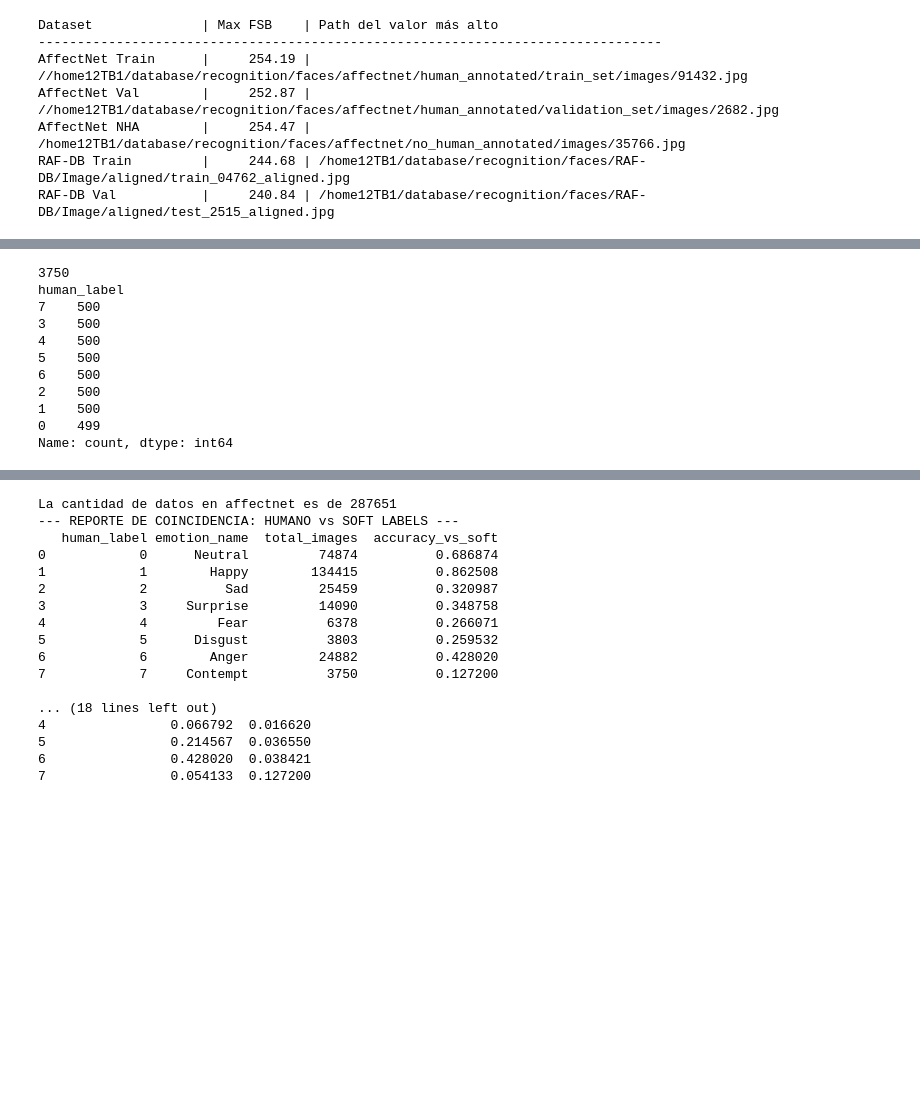
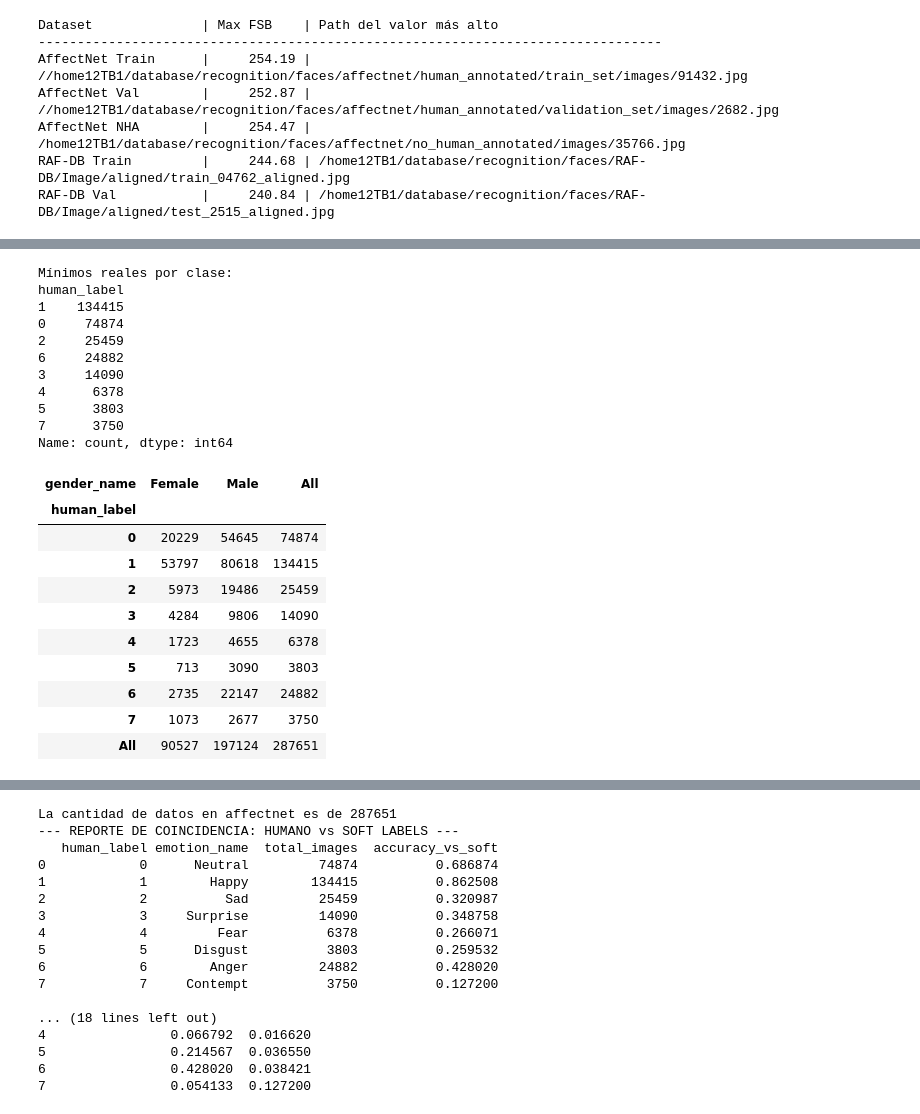
Before and after one commit to mariogutierrezlopez/facial-expression-fairness, a Jupyter notebook: dataset_study.ipynb, the cells around one changed output, grey strips where cells are left out. Drawn from its saved outputs; the diff is of its cells as text; code cells hidden in the pictures; blank space fills up the shorter version.

```diff
--- a/dataset_study.ipynb
+++ b/dataset_study.ipynb
@@ -520,18 +562,42 @@ RAF-DB Val           |     240.84 | /home12TB1/database/recognition/faces/RAF-DB
 # %%
 import pandas as pd
-affnectnet_df  = pd.read_csv("/home12TB1/database/recognition/faces/affectnet/affectnetplus_train_annotations.csv")
-affectnet_test_df = pd.read_csv("/home12TB1/database/recognition/faces/affectnet/affectnetplus_test_annotations_quality_illum.csv")
-print(affnectnet_df['human_label'].value_counts().min())
-print(affectnet_test_df['human_label'].value_counts())
+
+df = pd.read_csv("/home12TB1/database/recognition/faces/affectnet/affectnetplus_train_annotations.csv")
+
+# Binarizamos para no perder datos por culpa de los floats
+df['gender_male_bin'] = (df['gender_male'] > 0.5).astype(int)
+df['gender_name'] = df['gender_male_bin'].map({0: 'Female', 1: 'Male'})
+
+# Esta tabla te dará los números REALES de lo que hay en el CSV
+print("Mínimos reales por clase:")
+print(df['human_label'].value_counts())
+
+contingency_table = pd.crosstab(
+    df['human_label'],
+    df['gender_name'],
+    margins=True
+)
+contingency_table
 # %% [output]
-3750
+Mínimos reales por clase:
 human_label
-7    500
-3    500
-4    500
-5    500
-6    500
-2    500
-1    500
-0    499
+1    134415
+0     74874
+2     25459
+6     24882
+3     14090
+4      6378
+5      3803
+7      3750
 Name: count, dtype: int64
+| gender_name | Female | Male | All |
+| human_label |  |  |  |
+| 0 | 20229 | 54645 | 74874 |
+| 1 | 53797 | 80618 | 134415 |
+| 2 | 5973 | 19486 | 25459 |
+| 3 | 4284 | 9806 | 14090 |
+| 4 | 1723 | 4655 | 6378 |
+| 5 | 713 | 3090 | 3803 |
+| 6 | 2735 | 22147 | 24882 |
+| 7 | 1073 | 2677 | 3750 |
+| All | 90527 | 197124 | 287651 |
```
Also changed, not shown: parts of 2 cells of this notebook, 3 other files.
